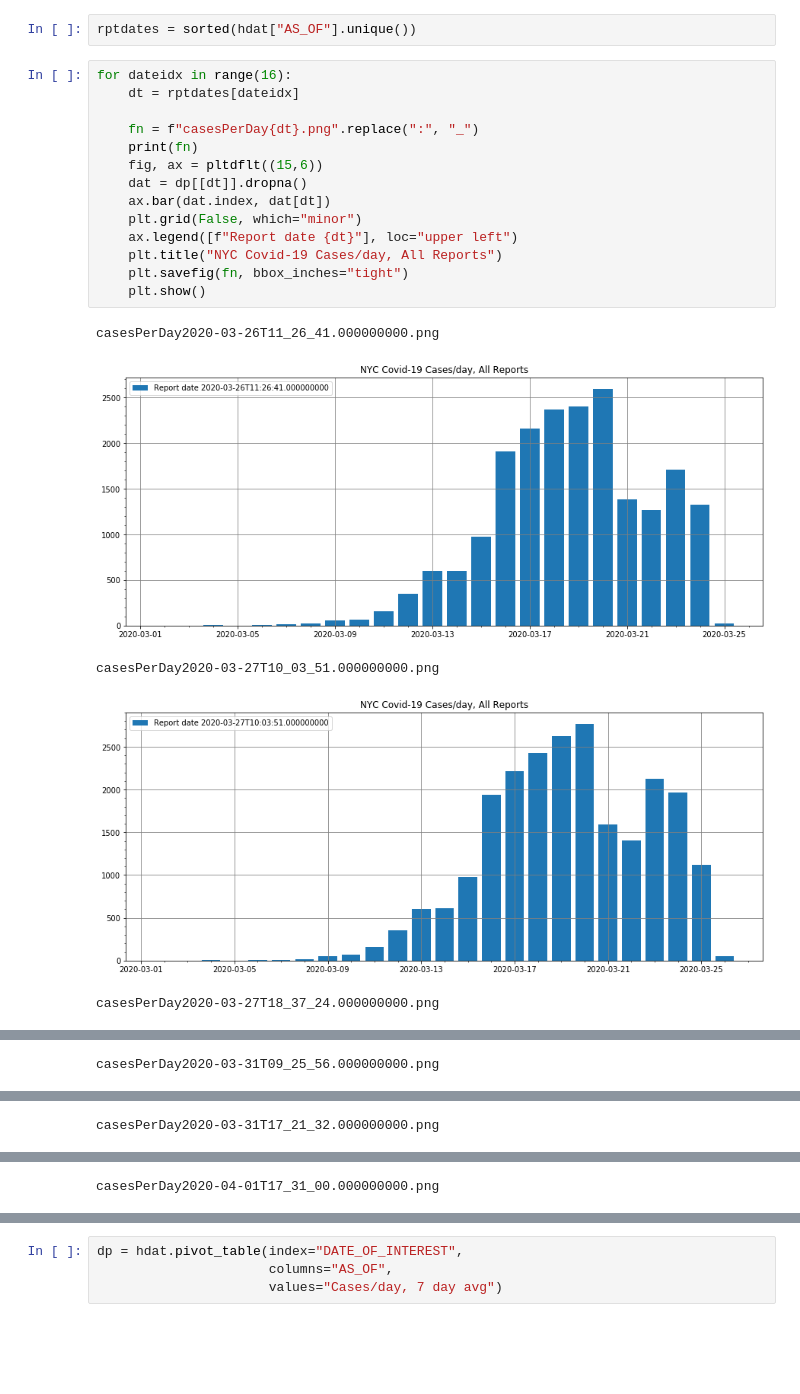
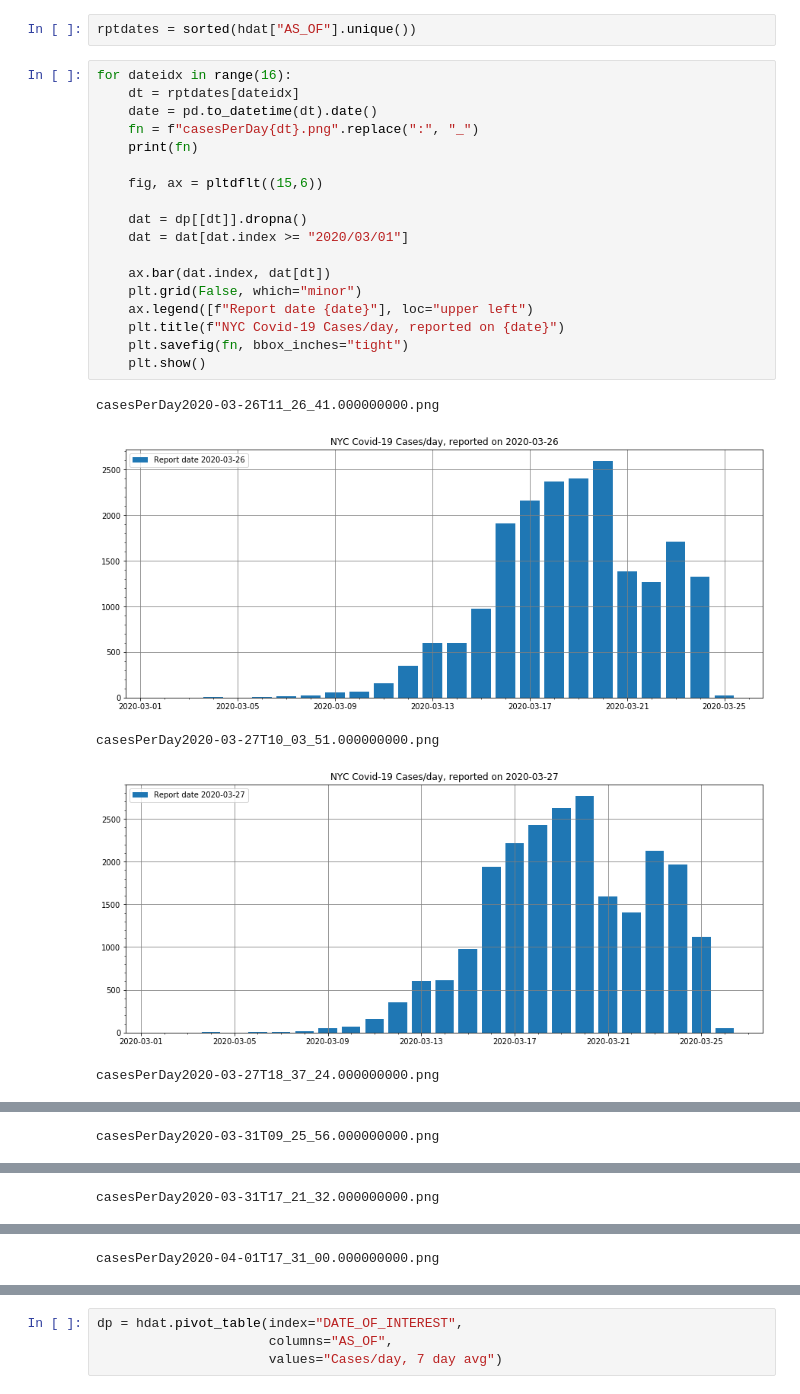
Before and after one commit to nychealth/coronavirus-data, a Jupyter notebook: Notebooks/TalkSlides.ipynb, the cells around one changed output, grey strips where cells are left out. Cells and saved outputs as stored; diff of their text form; blank space fills up the shorter version.

```diff
--- a/Notebooks/TalkSlides.ipynb
+++ b/Notebooks/TalkSlides.ipynb
@@ -89,20 +89,24 @@ rptdates = sorted(hdat["AS_OF"].unique())
 # %%
 for dateidx in range(16):
     dt = rptdates[dateidx]
-
+    date = pd.to_datetime(dt).date()
     fn = f"casesPerDay{dt}.png".replace(":", "_")
     print(fn)
+
     fig, ax = pltdflt((15,6))
+
     dat = dp[[dt]].dropna()
+    dat = dat[dat.index >= "2020/03/01"]
+
     ax.bar(dat.index, dat[dt])
     plt.grid(False, which="minor")
-    ax.legend([f"Report date {dt}"], loc="upper left")
-    plt.title("NYC Covid-19 Cases/day, All Reports")
+    ax.legend([f"Report date {date}"], loc="upper left")
+    plt.title(f"NYC Covid-19 Cases/day, reported on {date}")
     plt.savefig(fn, bbox_inches="tight")
     plt.show()
 # %% [output]
 casesPerDay2020-03-26T11_26_41.000000000.png
-[figure, old version]
+[figure, new version]
 casesPerDay2020-03-27T10_03_51.000000000.png
-[figure, old version]
+[figure, new version]
 casesPerDay2020-03-27T18_37_24.000000000.png
```
Also changed, not shown: parts of 5 cells of this notebook, 12 other files.
